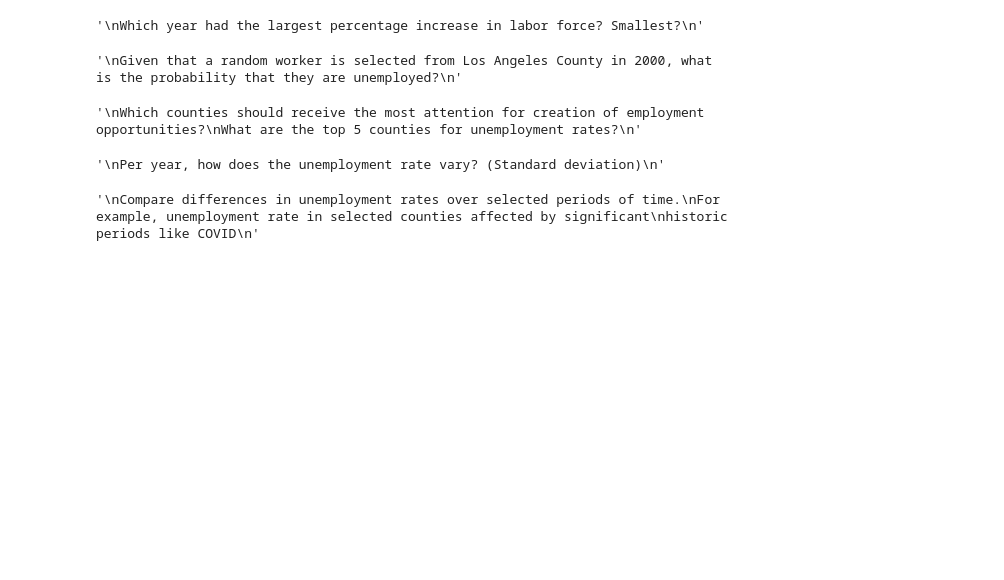
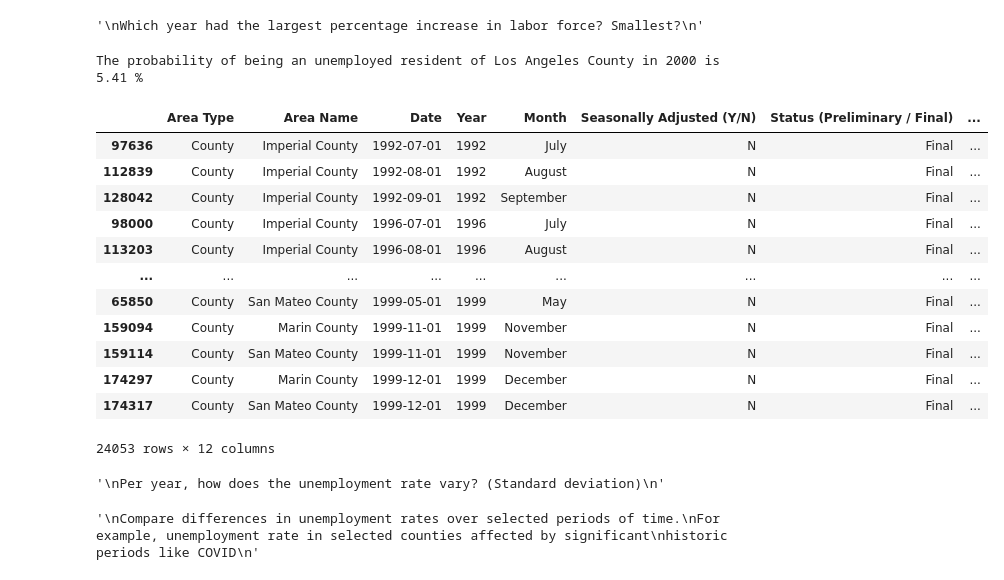
Before and after one commit to Tinashe-04/LocalAreaUnemploymentStatistics, a Jupyter notebook: Local Area Unemployment Stats.ipynb, the cells around one changed output. Cells and saved outputs as stored; diff of their text form; code cells hidden in the pictures; blank space fills up the shorter version.

```diff
--- a/Local Area Unemployment Stats.ipynb
+++ b/Local Area Unemployment Stats.ipynb
@@ -470,17 +472,37 @@ Which year had the largest percentage increase in labor force? Smallest?
 '''
 Given that a random worker is selected from Los Angeles County in 2000, what is the probability that they are unemployed?
 '''
+la_county = seasonally_adjusted_df[(seasonally_adjusted_df['Area Type'] == 'County') & (seasonally_adjusted_df['Area Name'] == 'Los Angeles County')]
+la_county_2000 = la_county[la_county['Year'] == 2000]
 
 # divide the number of unemployed workers in LA County by the total number of LA county workers
+probability_unemployed = la_county_2000['Unemployment'].sum() / la_county_2000['Labor Force'].sum()
+print(f'The probability of being an unemployed resident of Los Angeles County in 2000 is {probability_unemployed.round(4) * 100} %')
 # %% [output]
-'\nGiven that a random worker is selected from Los Angeles County in 2000, what is the probability that they are unemployed?\n'
+The probability of being an unemployed resident of Los Angeles County in 2000 is 5.41 %
 # %%
 '''
 Which counties should receive the most attention for creation of employment opportunities?
 What are the top 5 counties for unemployment rates?
 '''
+
+counties_only = df[df['Area Type'] == 'County']
+counties_only_sorted = counties_only.sort_values(by=['Unemployment Rate', 'Year'], ascending=False)
+counties_only_sorted
 # %% [output]
+|  | Area Type | Area Name | Date | Year | Month | Seasonally Adjusted (Y/N) | Status (Preliminary / Final) | ... |
+| 97636 | County | Imperial County | 1992-07-01 | 1992 | July | N | Final | ... |
+| 112839 | County | Imperial County | 1992-08-01 | 1992 | August | N | Final | ... |
+| 128042 | County | Imperial County | 1992-09-01 | 1992 | September | N | Final | ... |
+| 98000 | County | Imperial County | 1996-07-01 | 1996 | July | N | Final | ... |
+| 113203 | County | Imperial County | 1996-08-01 | 1996 | August | N | Final | ... |
+| ... | ... | ... | ... | ... | ... | ... | ... | ... |
+| 65850 | County | San Mateo County | 1999-05-01 | 1999 | May | N | Final | ... |
+| 159094 | County | Marin County | 1999-11-01 | 1999 | November | N | Final | ... |
+| 159114 | County | San Mateo County | 1999-11-01 | 1999 | November | N | Final | ... |
+| 174297 | County | Marin County | 1999-12-01 | 1999 | December | N | Final | ... |
+| 174317 | County | San Mateo County | 1999-12-01 | 1999 | December | N | Final | ... |
-'\nWhich counties should receive the most attention for creation of employment opportunities?\nWhat are the top 5 counties for unemployment rates?\n'
+24053 rows × 12 columns
 # %%
 '''
 Per year, how does the unemployment rate vary? (Standard deviation)
```
Also changed, not shown: parts of 1 cell of this notebook.
